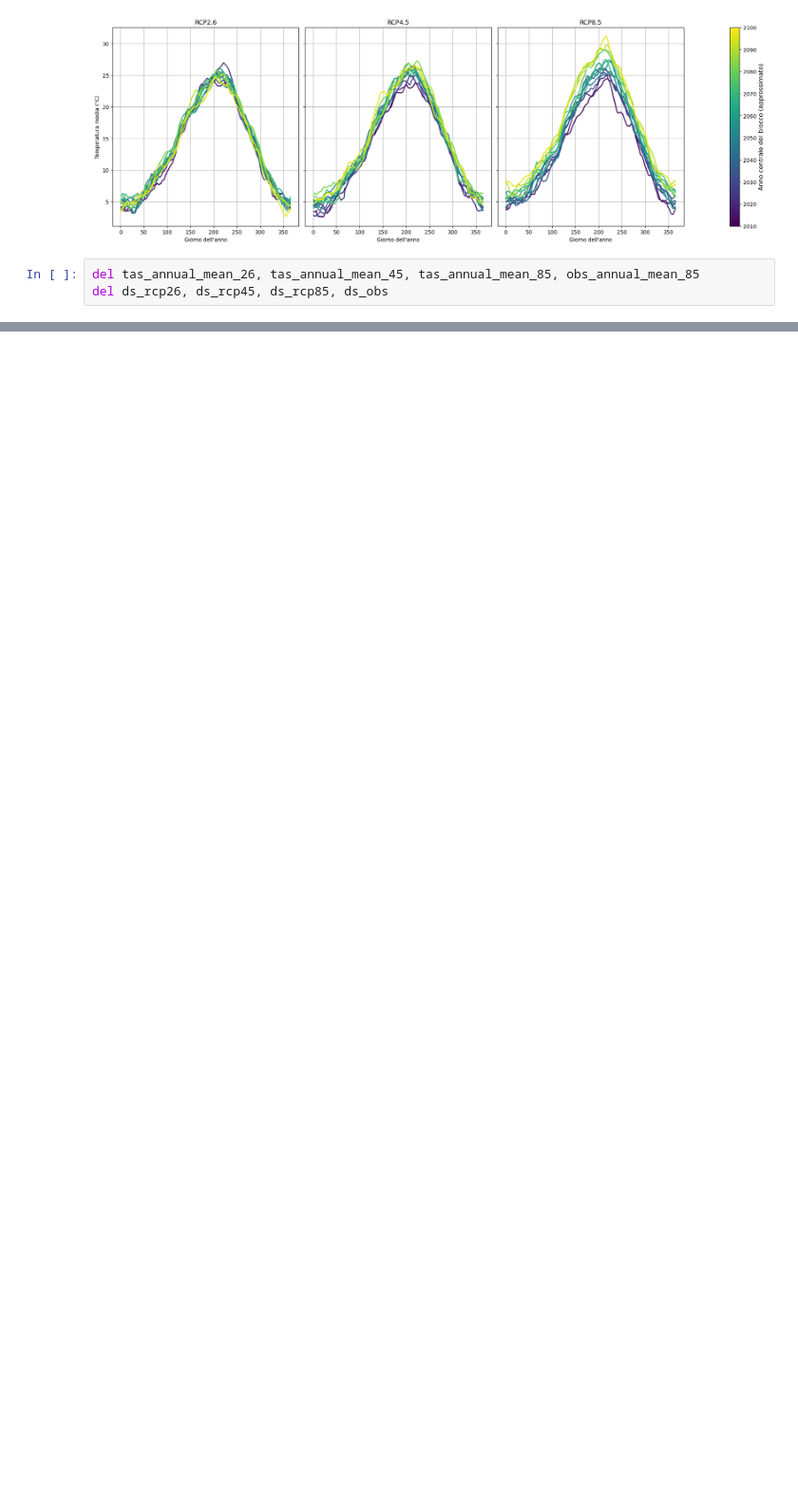
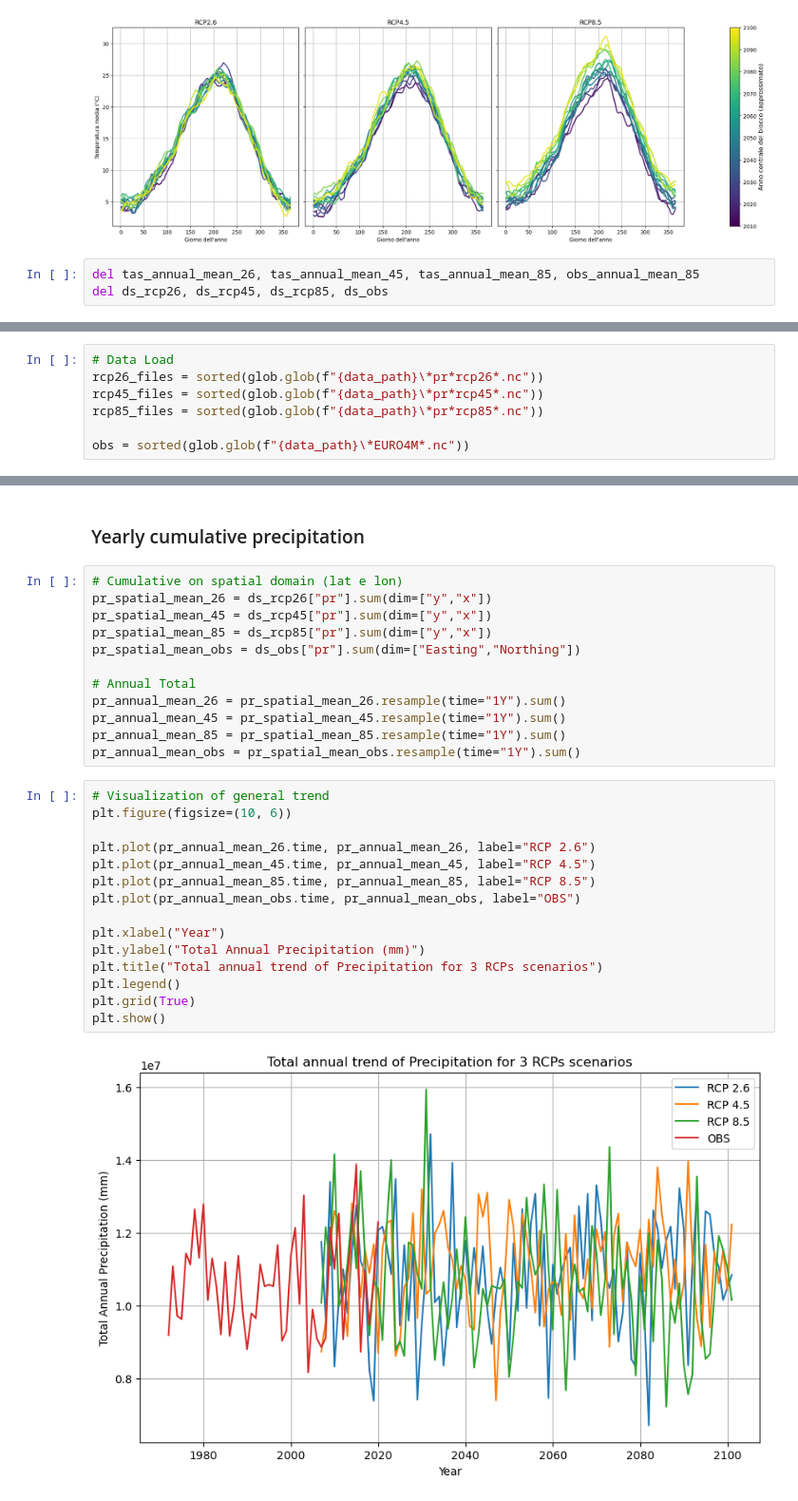
Before and after one commit to veronicapiuri/climate-netcdf-analysis, a Jupyter notebook: climate_analysis.ipynb, the cells around one changed output, grey strips where cells are left out. Shown at 95% size. Cells and saved outputs as stored; diff of their text form; blank space fills up the shorter version.

Commit message:
precipitation analysis

```diff
--- a/climate_analysis.ipynb
+++ b/climate_analysis.ipynb
@@ -387,0 +437,7 @@ del ds_rcp26, ds_rcp45, ds_rcp85, ds_obs
+# %%
+# Data Load
+rcp26_files = sorted(glob.glob(f"{data_path}\*pr*rcp26*.nc"))
+rcp45_files = sorted(glob.glob(f"{data_path}\*pr*rcp45*.nc"))
+rcp85_files = sorted(glob.glob(f"{data_path}\*pr*rcp85*.nc"))
+
+obs = sorted(glob.glob(f"{data_path}\*EURO4M*.nc"))
@@ -387,0 +468,31 @@ del ds_rcp26, ds_rcp45, ds_rcp85, ds_obs
+# %% [markdown]
+### Yearly cumulative precipitation
+# %%
+# Cumulative on spatial domain (lat e lon)
+pr_spatial_mean_26 = ds_rcp26["pr"].sum(dim=["y","x"])
+pr_spatial_mean_45 = ds_rcp45["pr"].sum(dim=["y","x"])
+pr_spatial_mean_85 = ds_rcp85["pr"].sum(dim=["y","x"])
+pr_spatial_mean_obs = ds_obs["pr"].sum(dim=["Easting","Northing"])
+
+# Annual Total
+pr_annual_mean_26 = pr_spatial_mean_26.resample(time="1Y").sum()
+pr_annual_mean_45 = pr_spatial_mean_45.resample(time="1Y").sum()
+pr_annual_mean_85 = pr_spatial_mean_85.resample(time="1Y").sum()
+pr_annual_mean_obs = pr_spatial_mean_obs.resample(time="1Y").sum()
+# %%
+# Visualization of general trend
+plt.figure(figsize=(10, 6))
+
+plt.plot(pr_annual_mean_26.time, pr_annual_mean_26, label="RCP 2.6")
+plt.plot(pr_annual_mean_45.time, pr_annual_mean_45, label="RCP 4.5")
+plt.plot(pr_annual_mean_85.time, pr_annual_mean_85, label="RCP 8.5")
+plt.plot(pr_annual_mean_obs.time, pr_annual_mean_obs, label="OBS")
+
+plt.xlabel("Year")
+plt.ylabel("Total Annual Precipitation (mm)")
+plt.title("Total annual trend of Precipitation for 3 RCPs scenarios")
+plt.legend()
+plt.grid(True)
+plt.show()
+# %% [output]
+[figure, added]
```
Also changed, not shown: parts of 23 cells of this notebook.
